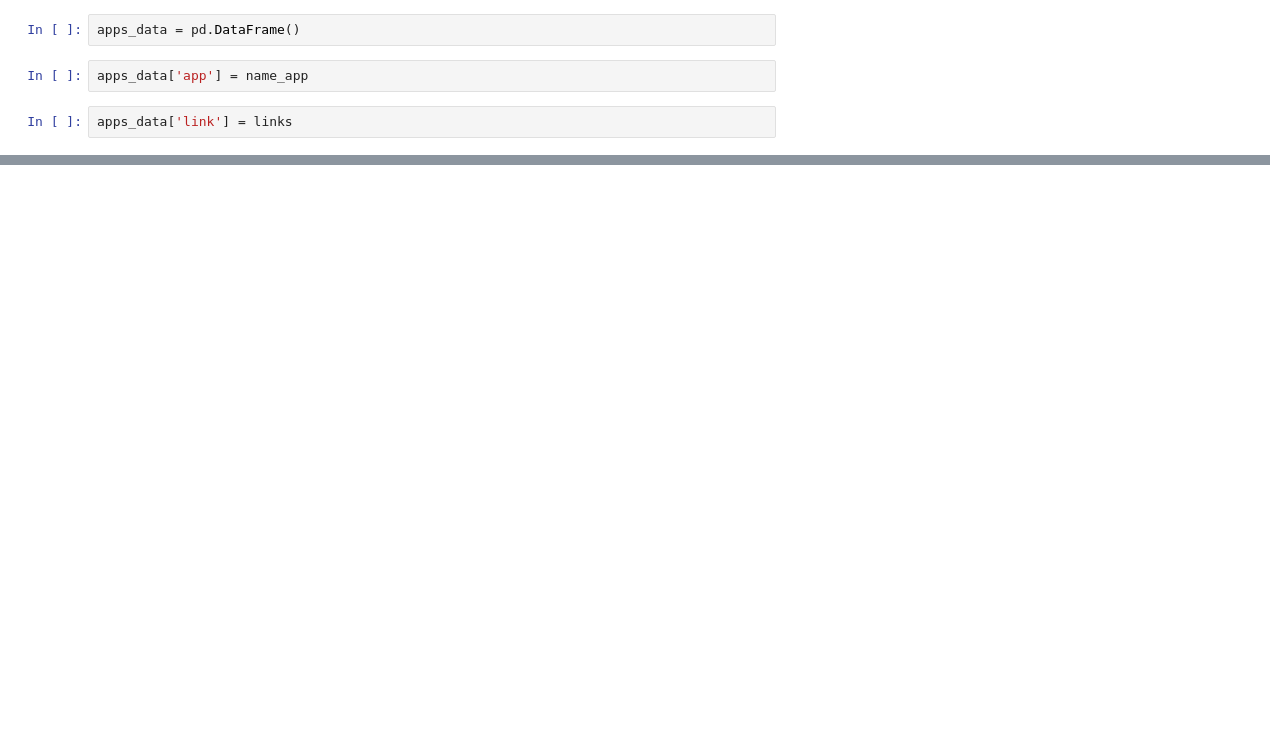
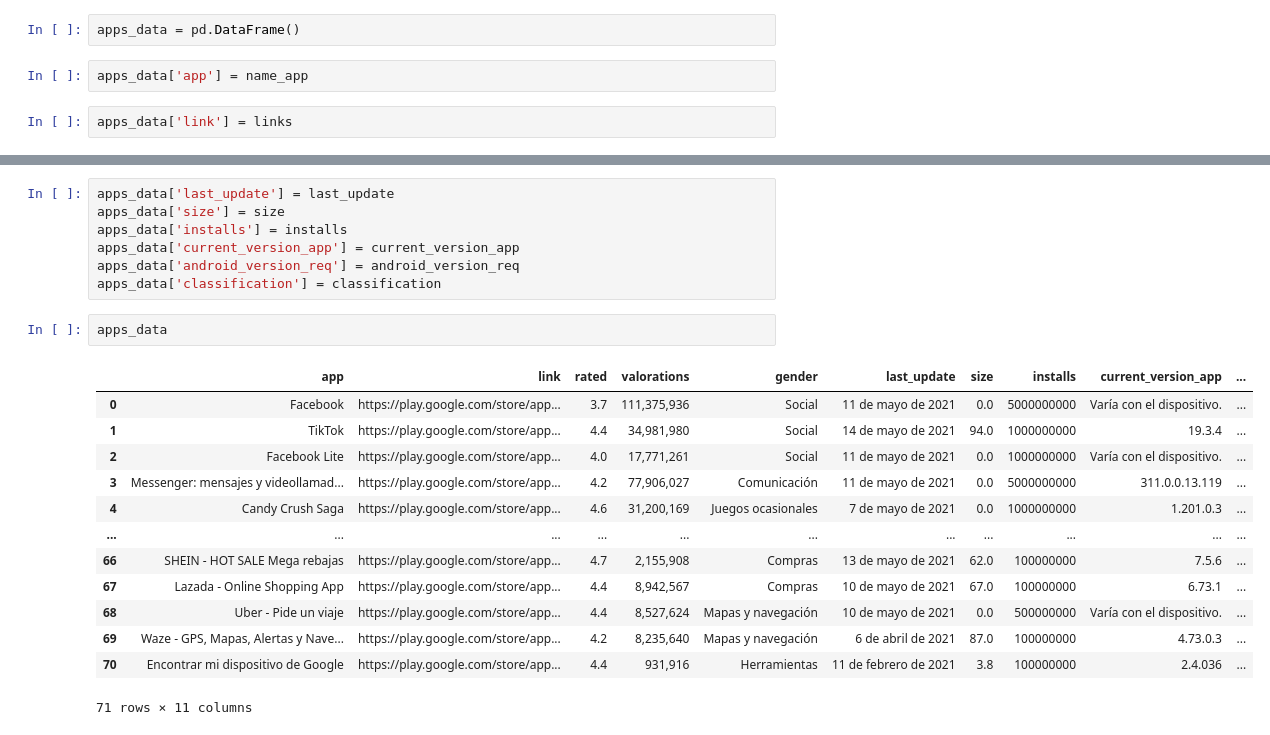
Before and after one commit to juanyanza11/proyectoDatos, a Jupyter notebook: play_store_apps.ipynb, the cells around one changed output, grey strips where cells are left out. Saved outputs shown, nothing was run; the diff lists cells and outputs as text; blank space fills up the shorter version.

```diff
--- a/play_store_apps.ipynb
+++ b/play_store_apps.ipynb
@@ -154,0 +253,23 @@ apps_data
+# %%
+apps_data['last_update'] = last_update
+apps_data['size'] = size
+apps_data['installs'] = installs
+apps_data['current_version_app'] = current_version_app
+apps_data['android_version_req'] = android_version_req
+apps_data['classification'] = classification
+# %%
+apps_data
+# %% [output]
+|  | app | link | rated | valorations | gender | last_update | size | installs | current_version_app | ... |
+| 0 | Facebook | https://play.google.com/store/app... | 3.7 | 111,375,936 | Social | 11 de mayo de 2021 | 0.0 | 5000000000 | Varía con el dispositivo. | ... |
+| 1 | TikTok | https://play.google.com/store/app... | 4.4 | 34,981,980 | Social | 14 de mayo de 2021 | 94.0 | 1000000000 | 19.3.4 | ... |
+| 2 | Facebook Lite | https://play.google.com/store/app... | 4.0 | 17,771,261 | Social | 11 de mayo de 2021 | 0.0 | 1000000000 | Varía con el dispositivo. | ... |
+| 3 | Messenger: mensajes y videollamad... | https://play.google.com/store/app... | 4.2 | 77,906,027 | Comunicación | 11 de mayo de 2021 | 0.0 | 5000000000 | 311.0.0.13.119 | ... |
+| 4 | Candy Crush Saga | https://play.google.com/store/app... | 4.6 | 31,200,169 | Juegos ocasionales | 7 de mayo de 2021 | 0.0 | 1000000000 | 1.201.0.3 | ... |
+| ... | ... | ... | ... | ... | ... | ... | ... | ... | ... | ... |
+| 66 | SHEIN - HOT SALE Mega rebajas | https://play.google.com/store/app... | 4.7 | 2,155,908 | Compras | 13 de mayo de 2021 | 62.0 | 100000000 | 7.5.6 | ... |
+| 67 | Lazada - Online Shopping App | https://play.google.com/store/app... | 4.4 | 8,942,567 | Compras | 10 de mayo de 2021 | 67.0 | 100000000 | 6.73.1 | ... |
+| 68 | Uber - Pide un viaje | https://play.google.com/store/app... | 4.4 | 8,527,624 | Mapas y navegación | 10 de mayo de 2021 | 0.0 | 500000000 | Varía con el dispositivo. | ... |
+| 69 | Waze - GPS, Mapas, Alertas y Nave... | https://play.google.com/store/app... | 4.2 | 8,235,640 | Mapas y navegación | 6 de abril de 2021 | 87.0 | 100000000 | 4.73.0.3 | ... |
+| 70 | Encontrar mi dispositivo de Google | https://play.google.com/store/app... | 4.4 | 931,916 | Herramientas | 11 de febrero de 2021 | 3.8 | 100000000 | 2.4.036 | ... |
+71 rows × 11 columns
```
Also changed, not shown: parts of 11 cells of this notebook, 1 other file.
